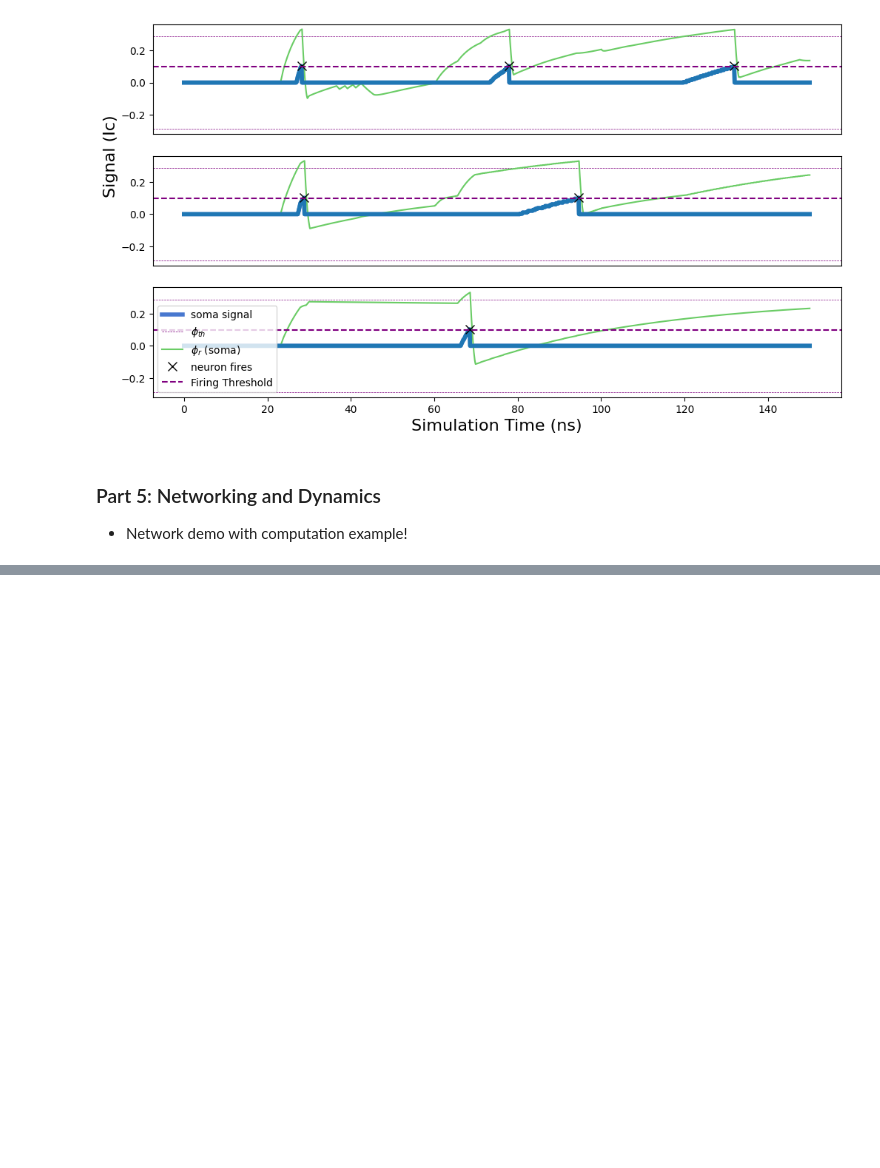
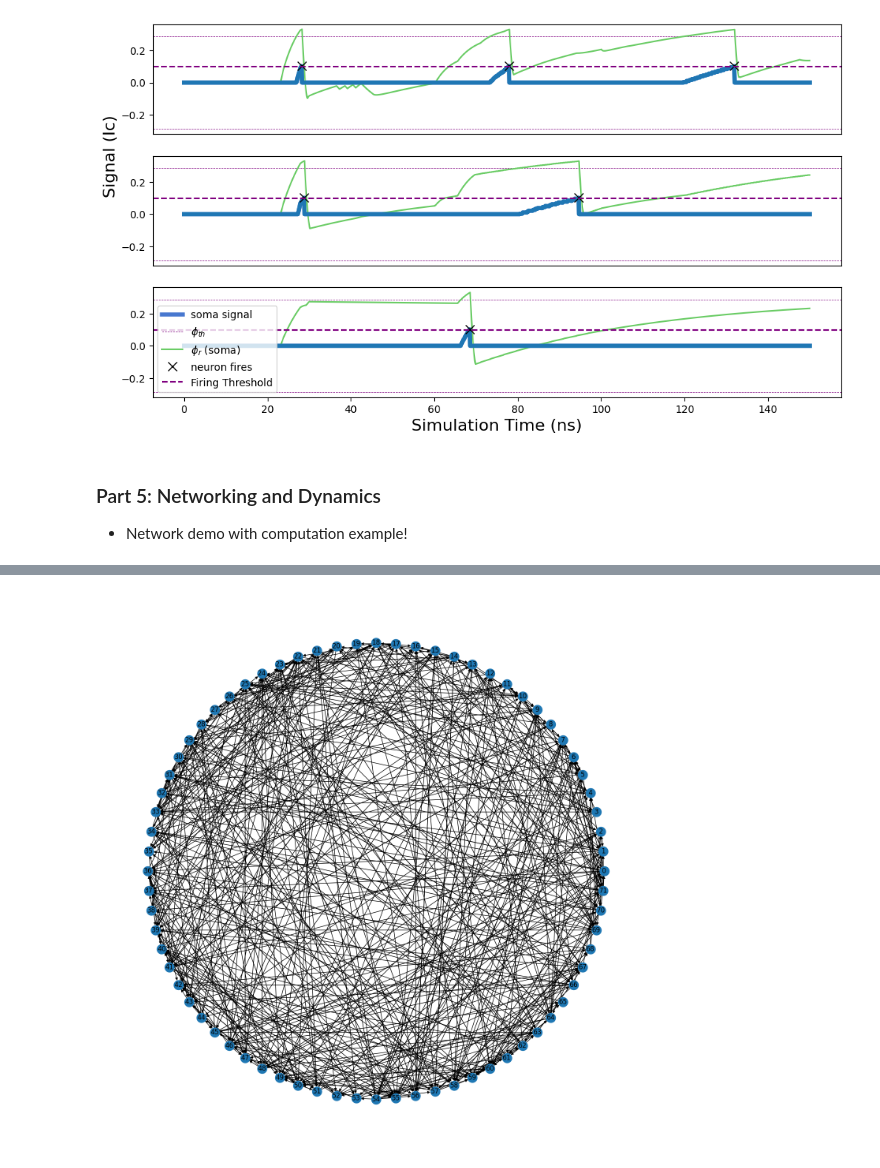
Before and after one commit to ryangitsit/sim_soens, a Jupyter notebook: tutorial_NICE.ipynb, the cells around one changed output, grey strips where cells are left out. Drawn from its saved outputs; the diff is of its cells as text; code cells hidden in the pictures; blank space fills up the shorter version.

```diff
--- a/tutorial_NICE.ipynb
+++ b/tutorial_NICE.ipynb
@@ -469,0 +470,16 @@ activity_plot(run_neurons,net,dend=False,phir=True,size=(12,8))
+# %%
+# Reservoir params
+params= {
+    "N":72,
+    "s_th":0.5,
+    "beta":2*np.pi*10**2,
+    "tau":100,
+    "tau_ref":50,
+    "tf":3600,
+    "run":1,
+    }
+
+res = PointReservoir(**params)
+res.graph_net()
+# %% [output]
+[figure, added]
```
Also changed, not shown: parts of 11 cells of this notebook, 6 other files.
